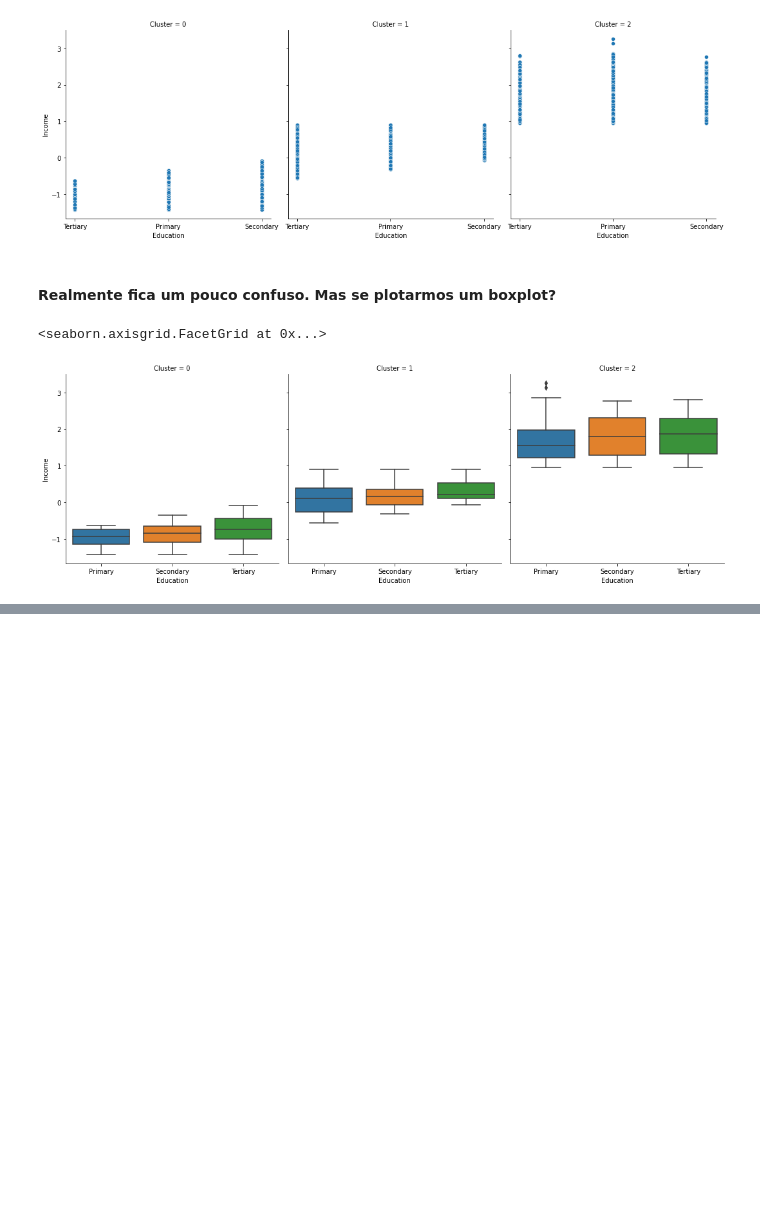
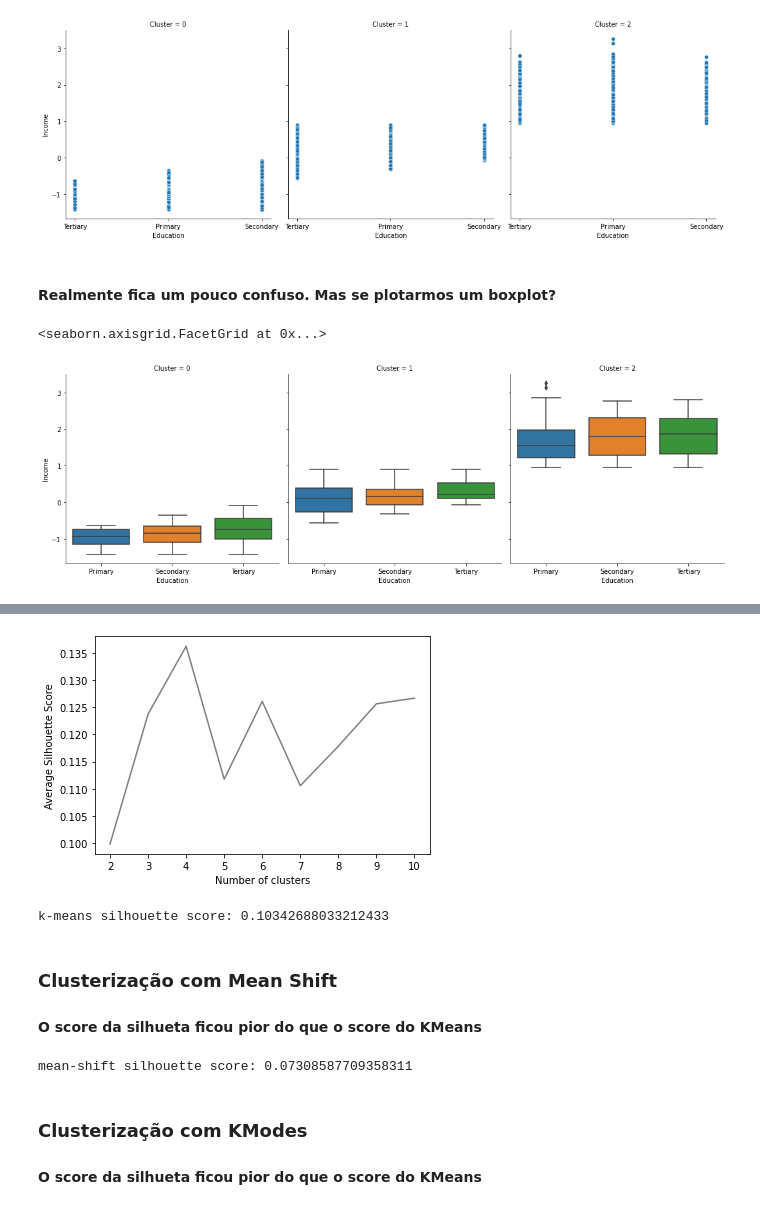
Before and after one commit to alexlopespereira/idp_competenciasdegestao, a Jupyter notebook: Notebooks/Aula4/Aula4_SegmentacaoParte2.ipynb, the cells around one changed output, grey strips where cells are left out. Drawn from its saved outputs; the diff is of its cells as text; code cells hidden in the pictures; blank space fills up the shorter version.

```diff
--- a/Notebooks/Aula4/Aula4_SegmentacaoParte2.ipynb
+++ b/Notebooks/Aula4/Aula4_SegmentacaoParte2.ipynb
@@ -315,0 +365,2 @@ plt.show()
+# %%
+df = pd.read_csv('https://raw.githubusercontent.com/PacktPublishing/Data-Science-for-Marketing-Analytics-Second-Edition/master/Chapter04/Datasets/customer_offers.csv')
@@ -315,0 +377,4 @@ plt.show()
+# %%
+from sklearn import model_selection
+# Fazendo o split em Treinamento e Teste
+X_train, X_test = model_selection.train_test_split(df, random_state = 100)
@@ -315,0 +384,48 @@ plt.show()
+# %%
+krange = list(range(2,11))
+avg_silhouettes = []
+
+for n in krange:
+    model = cluster.KMeans(n_clusters=n, random_state=100)
+    model.fit(X_train)
+    cluster_assignments = model.predict(X_train) # Porque usar o dado de treinamento para investigar o score da silhueta na otimização de hiperparametros?
+
+    silhouette_avg = metrics.silhouette_score(X_train, cluster_assignments)
+    avg_silhouettes.append(silhouette_avg)
+
+plt.plot(krange, avg_silhouettes, color='gray')
+plt.xlabel("Number of clusters")
+plt.ylabel("Average Silhouette Score")
+plt.show()
+# %% [output]
+[figure, added]
+# %%
+model = cluster.KMeans(n_clusters=4, random_state=100)
+model.fit(X_train)
+
+# Realizando a predição sobre o dado de teste
+km_labels = model.predict(X_test)
+km_silhouette = metrics.silhouette_score(X_test, km_labels)
+
+print('k-means silhouette score: ' + str(km_silhouette))
+# %% [output]
+k-means silhouette score: 0.10342688033212433
+# %% [markdown]
+### Clusterização com Mean Shift
+#### O score da silhueta ficou pior do que o score do KMeans
+# %%
+bandwidth = cluster.estimate_bandwidth(X_train, quantile=0.1)
+
+ms = cluster.MeanShift(bandwidth=bandwidth, bin_seeding=True)
+ms.fit(X_train)
+
+# Realizando a predição sobre o dado de teste
+ms_labels = ms.predict(X_test)
+
+ms_silhouette = metrics.silhouette_score(X_test, ms_labels)
+print('mean-shift silhouette score: ' + str(ms_silhouette))
+# %% [output]
+mean-shift silhouette score: 0.07308587709358311
+# %% [markdown]
+### Clusterização com KModes
+#### O score da silhueta ficou pior do que o score do KMeans
```
Also changed, not shown: parts of 24 cells of this notebook, 1 other file.
